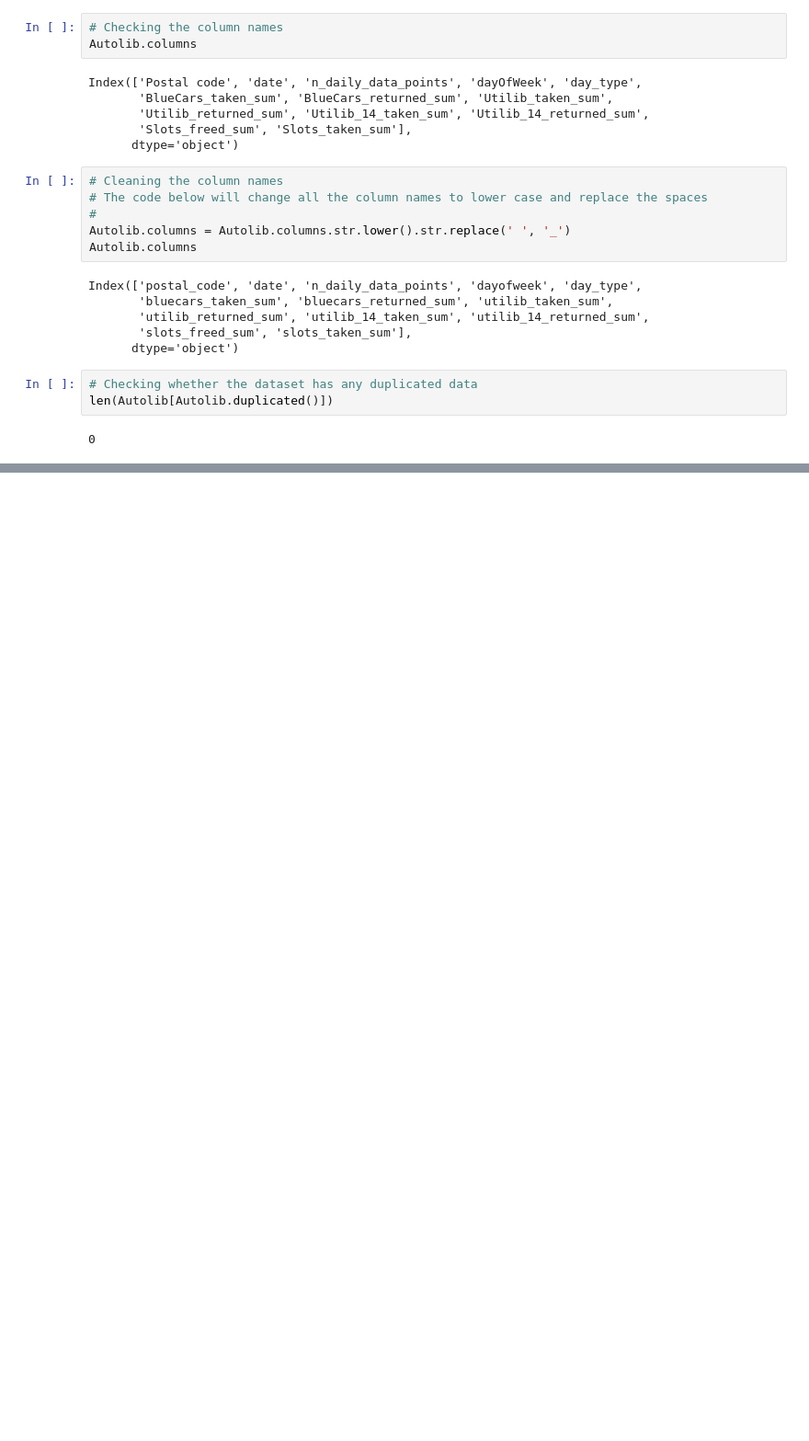
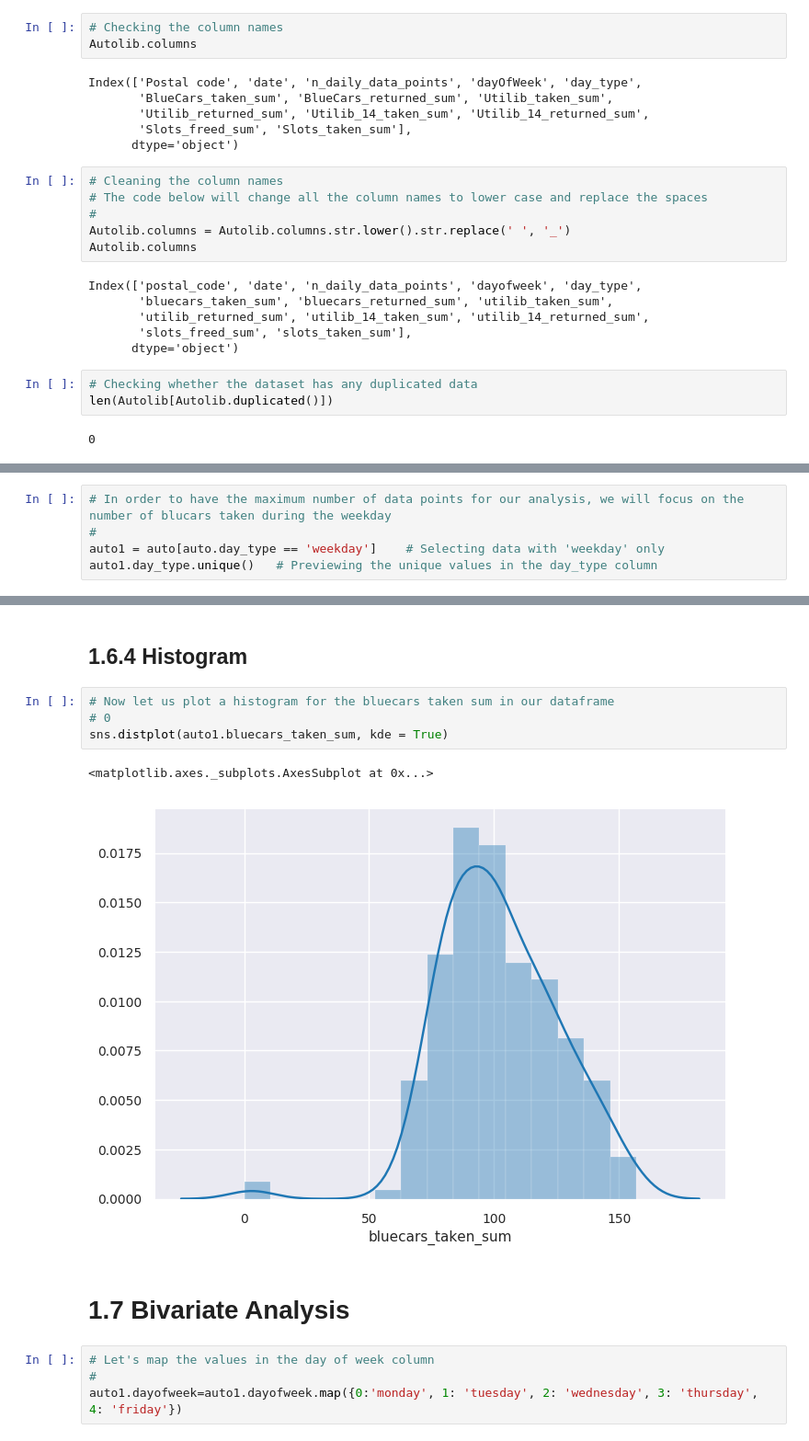
Before and after one commit to LucilleKaleha/Week_3_Independent_Project, a Jupyter notebook: W3_IP.ipynb, the cells around one changed output, grey strips where cells are left out. Shown at 92% size. Cells and saved outputs as stored; diff of their text form; blank space fills up the shorter version.

```diff
--- a/W3_IP.ipynb
+++ b/W3_IP.ipynb
@@ -216,0 +326,5 @@ sns.violinplot()
+# %%
+# In order to have the maximum number of data points for our analysis, we will focus on the number of blucars taken during the weekday
+#
+auto1 = auto[auto.day_type == 'weekday']    # Selecting data with 'weekday' only
+auto1.day_type.unique()   # Previewing the unique values in the day_type column
@@ -216,0 +356,15 @@ sns.violinplot()
+# %% [markdown]
+## 1.6.4 Histogram
+# %%
+# Now let us plot a histogram for the bluecars taken sum in our dataframe
+# 0
+sns.distplot(auto1.bluecars_taken_sum, kde = True)
+# %% [output]
+<matplotlib.axes._subplots.AxesSubplot at 0x...>
+[figure, added]
+# %% [markdown]
+# 1.7 Bivariate Analysis
+# %%
+# Let's map the values in the day of week column
+#
+auto1.dayofweek=auto1.dayofweek.map({0:'monday', 1: 'tuesday', 2: 'wednesday', 3: 'thursday', 4: 'friday'})
```
Also changed, not shown: parts of 44 cells of this notebook.
